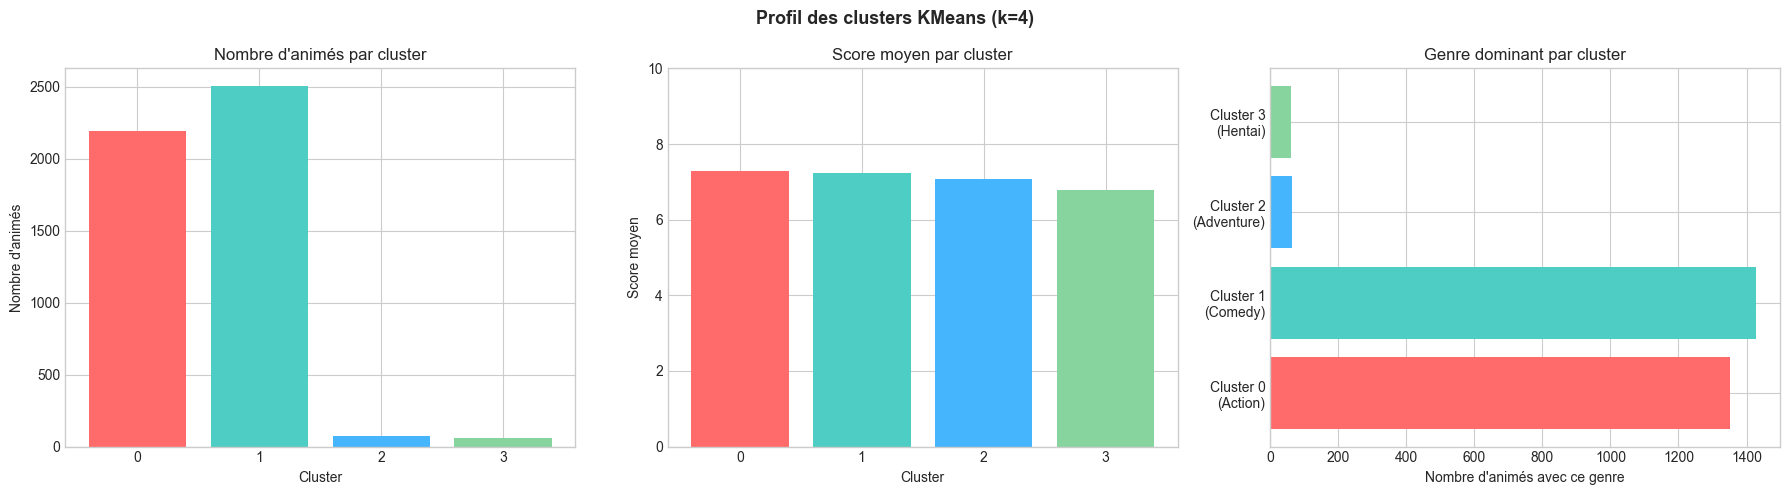
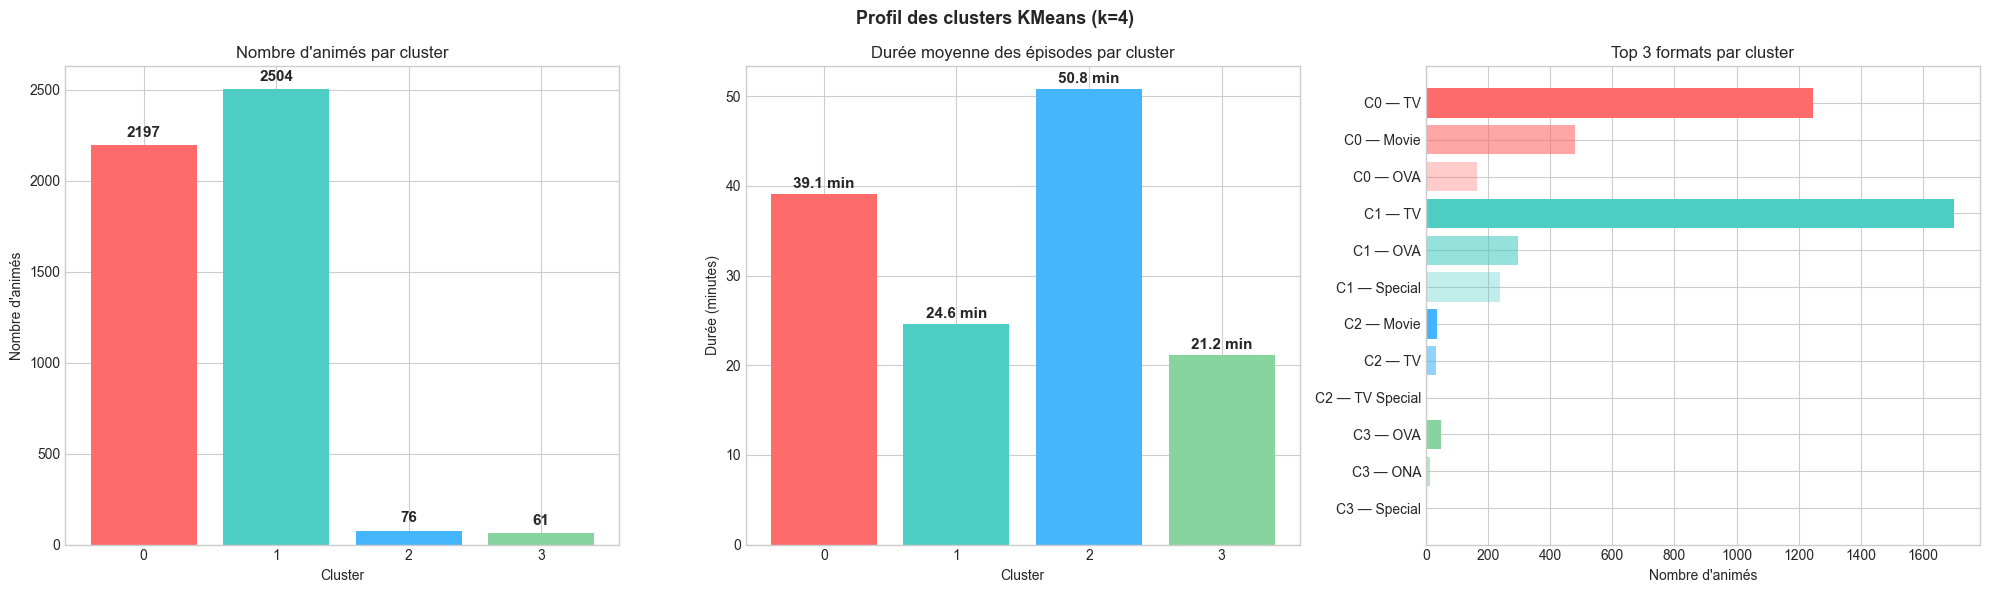
Code edit (unified diff) that turned the first committed figure into the second:
--- before
+++ after
@@ -45,30 +45,56 @@
 # ── 5. Visualisation des profils de clusters ──────────────────────────────────
 colors = ['#ff6b6b', '#4ecdc4', '#45b6fe', '#88d49e']
-profile_pd  = df_profile.toPandas()
-sizes_pd    = df_clustered.groupBy("cluster").count().orderBy("cluster").toPandas()
-genres_pd   = top_genres_cluster.toPandas()
+profile_pd = df_profile.toPandas()
+sizes_pd   = df_clustered.groupBy("cluster").count().orderBy("cluster").toPandas()
+genres_pd  = top_genres_cluster.toPandas()
 
-fig, axes = plt.subplots(1, 3, figsize=(18, 5))
+# Durée moyenne des épisodes par cluster (join avec df_clean pour duration_min)
+duration_pd = (
+    df_clustered.join(df_clean.select("mal_id", "duration_min"), on="mal_id", how="left")
+    .groupBy("cluster")
+    .agg(F.round(F.avg("duration_min"), 1).alias("duration_moyen"))
+    .orderBy("cluster")
+    .toPandas()
+)
 
-# Taille des clusters
+# Top 3 formats par cluster
+top_formats_cluster = (
+    df_clustered.groupBy("cluster", "format").count()
+    .withColumn("rank", F.row_number().over(Window.partitionBy("cluster").orderBy(F.col("count").desc())))
+    .filter(F.col("rank") <= 3)
+    .orderBy("cluster", "rank")
+    .toPandas()
+)
+
+fig, axes = plt.subplots(1, 3, figsize=(20, 6))
+
+# Graphique 1 — Nombre d'animés par cluster
 axes[0].bar(sizes_pd["cluster"].astype(str), sizes_pd["count"], color=colors)
+for i, v in enumerate(sizes_pd["count"]):
+    axes[0].text(i, v + 30, str(v), ha='center', va='bottom', fontsize=11, fontweight='bold')
 axes[0].set_title("Nombre d'animés par cluster")
 axes[0].set_xlabel("Cluster")
 axes[0].set_ylabel("Nombre d'animés")
 
-# Score moyen par cluster
-axes[1].bar(profile_pd["cluster"].astype(str), profile_pd["score_moyen"], color=colors)
-axes[1].set_title("Score moyen par cluster")
+# Graphique 2 — Durée moyenne des épisodes par cluster
+axes[1].bar(duration_pd["cluster"].astype(str), duration_pd["duration_moyen"], color=colors)
+for i, v in enumerate(duration_pd["duration_moyen"]):
+    axes[1].text(i, v + 0.3, f"{v} min", ha='center', va='bottom', fontsize=11, fontweight='bold')
+axes[1].set_title("Durée moyenne des épisodes par cluster")
 axes[1].set_xlabel("Cluster")
-axes[1].set_ylabel("Score moyen")
-axes[1].set_ylim(0, 10)
+axes[1].set_ylabel("Durée (minutes)")
 
-# Top genre dominant par cluster
-top1 = genres_pd[genres_pd["rank"] == 1]
-axes[2].barh(top1["cluster"].astype(str), top1["count"], color=colors)
-axes[2].set_yticks(range(K_OPTIMAL))
-axes[2].set_yticklabels([f"Cluster {c}\n({g})" for c, g in zip(top1["cluster"], top1["genre"])])
-axes[2].set_title("Genre dominant par cluster")
-axes[2].set_xlabel("Nombre d'animés avec ce genre")
+# Graphique 3 — Top 3 formats par cluster (barres horizontales, opacité décroissante par rang)
+y_labels   = [f"C{int(row['cluster'])} — {row['format']}" for _, row in top_formats_cluster.iterrows()]
+bar_colors = [colors[int(row["cluster"])] for _, row in top_formats_cluster.iterrows()]
+alphas     = {1: 1.0, 2: 0.6, 3: 0.35}
+bar_alpha  = [alphas[int(row["rank"])] for _, row in top_formats_cluster.iterrows()]
+
+bars = axes[2].barh(y_labels, top_formats_cluster["count"], color=bar_colors)
+for bar, alpha in zip(bars, bar_alpha):
+    bar.set_alpha(alpha)
+axes[2].invert_yaxis()
+axes[2].set_title("Top 3 formats par cluster")
+axes[2].set_xlabel("Nombre d'animés")
 
 plt.suptitle("Profil des clusters KMeans (k=4)", fontsize=13, fontweight='bold')
@@ -76,2 +102,22 @@
 plt.savefig("plots/clusters_profile.png", dpi=150)
 plt.show()
+
+# ── 6. Description textuelle des clusters ─────────────────────────────────────
+print("\n" + "=" * 62)
+print("  DESCRIPTION DES CLUSTERS")
+print("=" * 62)
+
+for cluster_id in range(K_OPTIMAL):
+    size   = int(sizes_pd[sizes_pd["cluster"] == cluster_id]["count"].values[0])
+    dur    = duration_pd[duration_pd["cluster"] == cluster_id]["duration_moyen"].values[0]
+    score  = profile_pd[profile_pd["cluster"] == cluster_id]["score_moyen"].values[0]
+    eps    = profile_pd[profile_pd["cluster"] == cluster_id]["episodes_moyen"].values[0]
+    fmt    = top_formats_cluster[top_formats_cluster["cluster"] == cluster_id].iloc[0]["format"]
+    genres = genres_pd[genres_pd["cluster"] == cluster_id].head(3)["genre"].tolist()
+
+    print(f"\n  Cluster {cluster_id}  —  {size} animés")
+    print(f"    Format dominant  : {fmt}")
+    print(f"    Durée / épisode  : {dur} min   |   Épisodes moy. : {eps}   |   Score moy. : {score}")
+    print(f"    Genres principaux: {', '.join(genres)}")
+
+print("\n" + "=" * 62)

Commit: improvement: cluster description